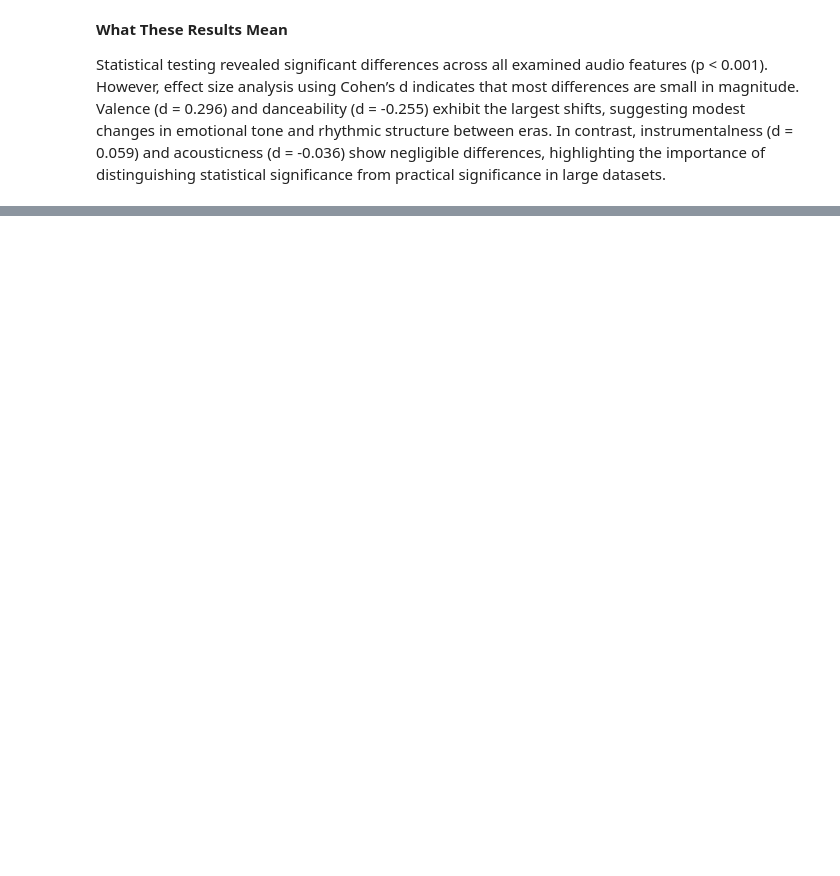
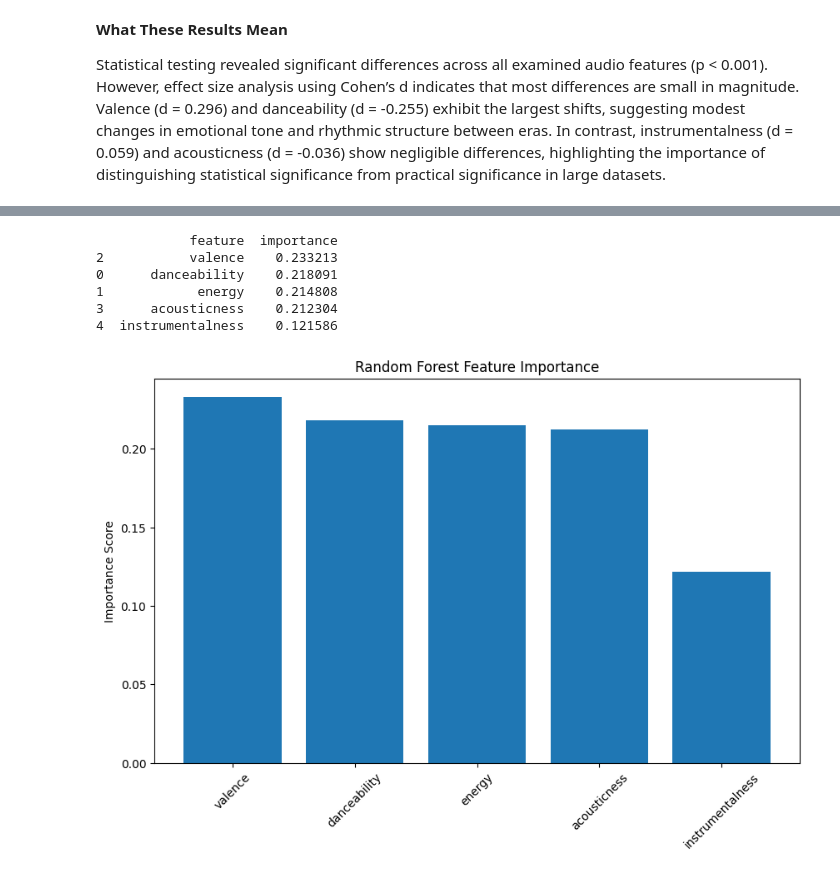
Before and after one commit to ofredrickson/music_trends, a Jupyter notebook: datascience_final.ipynb, the cells around one changed output, grey strips where cells are left out. Saved outputs shown, nothing was run; the diff lists cells and outputs as text; code cells hidden in the pictures; blank space fills up the shorter version.

Commit message:
testing w/ two machine learning models (below) + attempting pca visualization    •logistic regression    •random forest

```diff
--- a/datascience_final.ipynb
+++ b/datascience_final.ipynb
@@ -67,7 +70,8 @@ Mann-Whitney p-value: 1.5133312361955777e-153
 import numpy as np
 import pandas as pd
 
-features = ['energy', 'valence', 'instrumentalness', 'danceability', 'acousticness']
+# features = ['energy', 'valence', 'instrumentalness', 'danceability', 'acousticness']
+features = ['danceability', 'energy', 'valence', 'acousticness', 'instrumentalness']
 
 results = []
 
@@ -128,0 +243,37 @@ model.score(X_test, y_test)
+# %%
+#plotting feature importance
+
+import pandas as pd
+import matplotlib.pyplot as plt
+
+importance_df = pd.DataFrame({
+    'feature': features,
+    'importance': rf_model.feature_importances_
+})
+
+importance_df = importance_df.sort_values(
+    by='importance',
+    ascending=False
+)
+
+print(importance_df)
+
+# Plot feature importance
+plt.figure(figsize=(10,6))
+plt.bar(
+    importance_df['feature'],
+    importance_df['importance']
+)
+
+plt.xticks(rotation=45)
+plt.title('Random Forest Feature Importance')
+plt.ylabel('Importance Score')
+plt.show()
+# %% [output]
+            feature  importance
+2           valence    0.233213
+0      danceability    0.218091
+1            energy    0.214808
+3      acousticness    0.212304
+4  instrumentalness    0.121586
+[figure, added]
```
Also changed, not shown: parts of 6 cells of this notebook.
